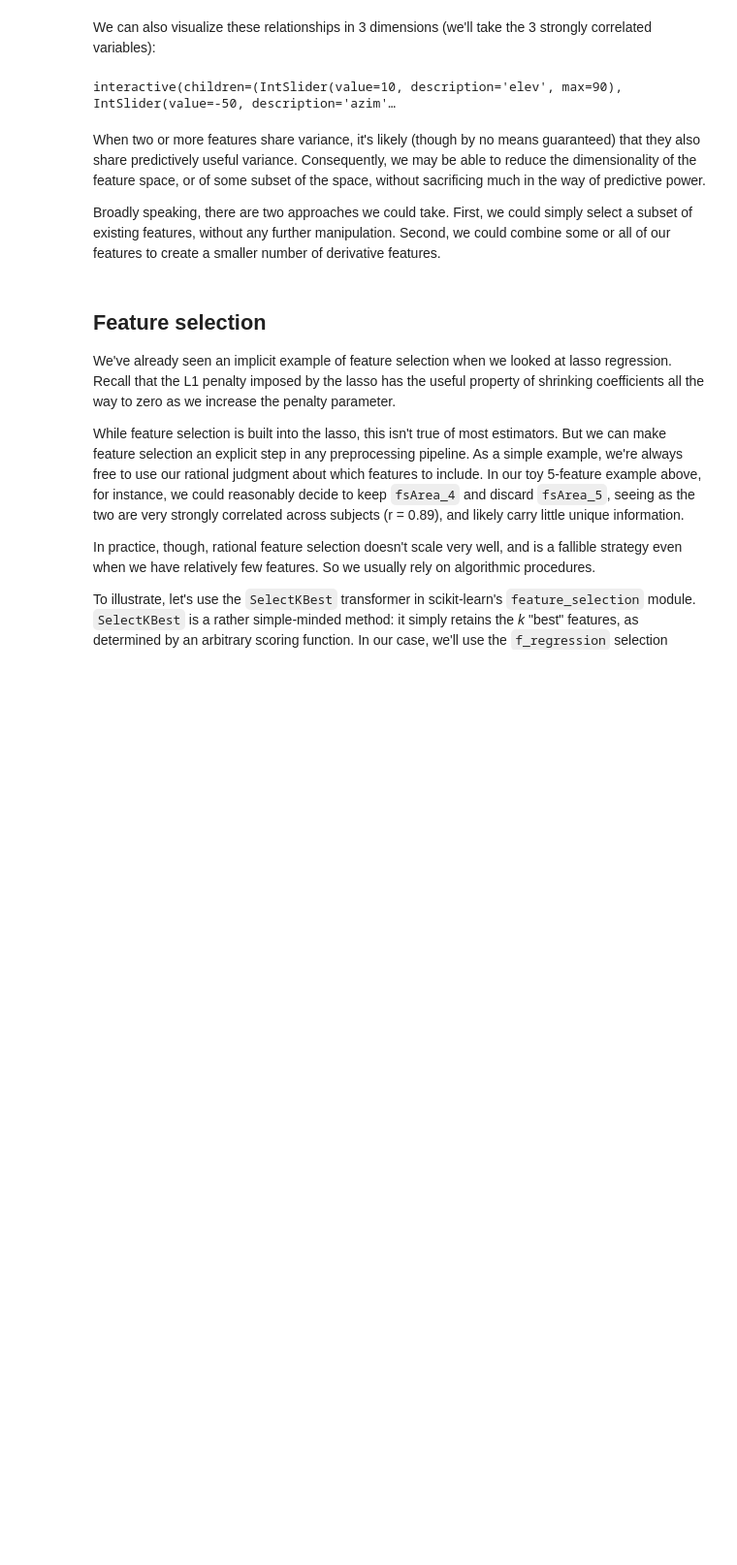
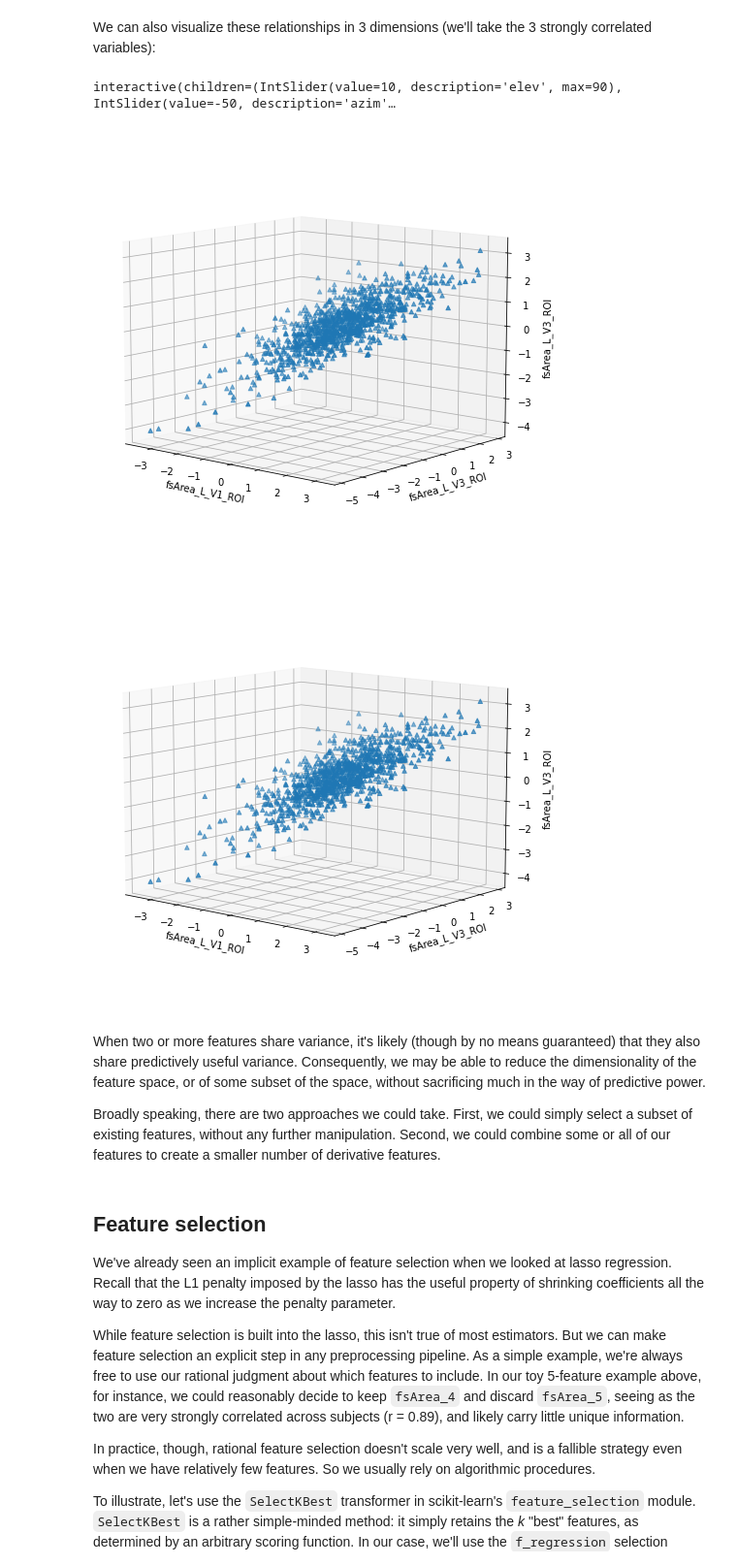
Before and after one commit to neurohackademy/nh2021-curriculum, a Jupyter notebook: machine-learning/06-dimensionality-reduction.ipynb, the cells around one changed output. Shown at 97% size. Cells and saved outputs as stored; diff of their text form; code cells hidden in the pictures; blank space fills up the shorter version.

```diff
--- a/machine-learning/06-dimensionality-reduction.ipynb
+++ b/machine-learning/06-dimensionality-reduction.ipynb
@@ -52,23 +52,25 @@ We can also visualize these relationships in 3 dimensions (we'll take the 3 stro
 # %%
 from mpl_toolkits.mplot3d import Axes3D
 from ipywidgets import interact
 
 f1, f4, f5 = X_all.iloc[:, [0, 3, 4]].values.T
 from ipywidgets import interact
 
 def plot_3d_scatter(elev=10, azim=-50):
     fig = plt.figure(figsize=(8, 8))
     ax = fig.add_subplot(111, projection='3d')
     ax.scatter(f1, f4, f5, s=20, marker='^')
     ax.set(xlabel='fsArea_L_V1_ROI', ylabel='fsArea_L_V3_ROI', zlabel='fsArea_L_V3_ROI')
     ax.view_init(elev, azim);
 
 interact(plot_3d_scatter, elev=(0, 90), azim=(-90, 90));
 
 # if the interactive widget fails, uncomment this for a static version:
-# plot_3d_scatter();
+plot_3d_scatter();
 # %% [output]
 interactive(children=(IntSlider(value=10, description='elev', max=90), IntSlider(value=-50, description='azim'…
+[figure, added]
+[figure, added]
 # %% [markdown]
 When two or more features share variance, it's likely (though by no means guaranteed) that they also share predictively useful variance. Consequently, we may be able to reduce the dimensionality of the feature space, or of some subset of the space, without sacrificing much in the way of predictive power.
 
```
Also changed, not shown: parts of 6 cells of this notebook, 5 other files.
